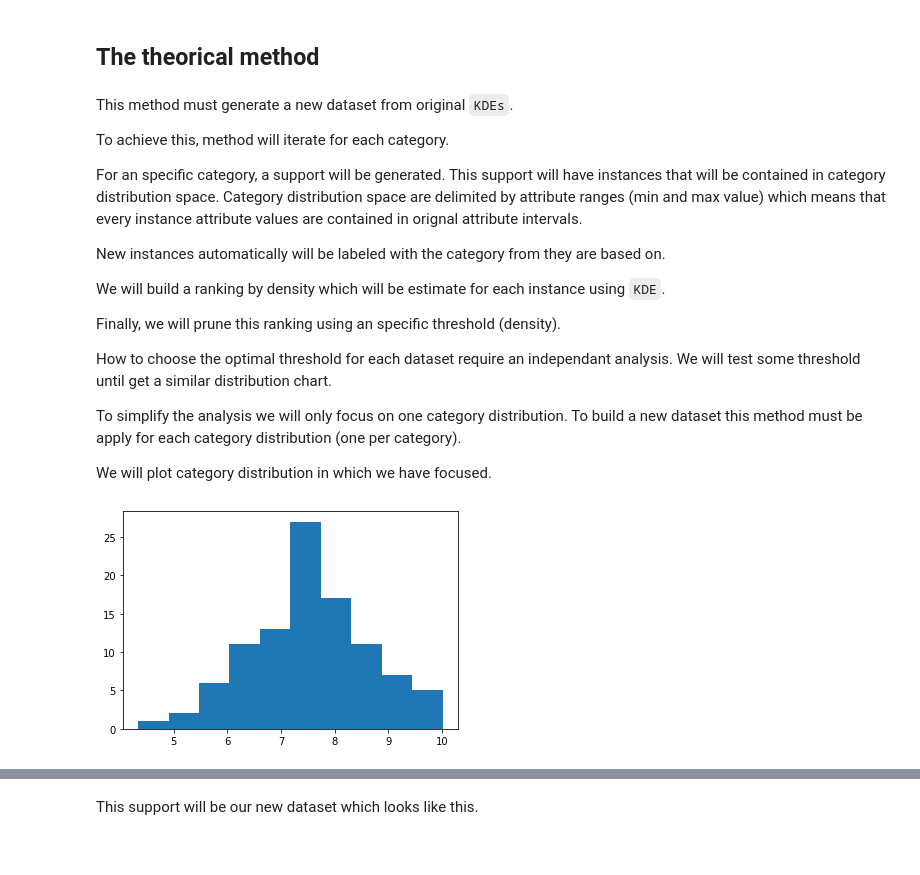
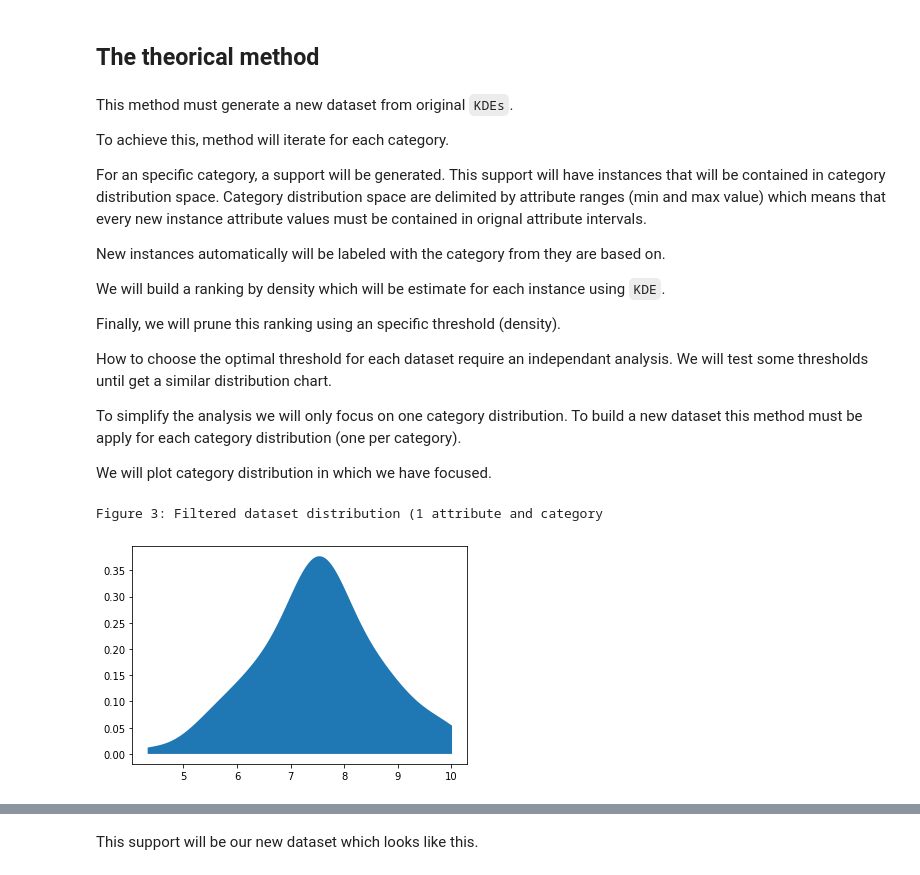
Before and after one commit to Mydherin/synthetic-dataset, a Jupyter notebook: proposal.ipynb, the cells around one changed output, grey strips where cells are left out. Cells and saved outputs as stored; diff of their text form; code cells hidden in the pictures.

Commit message:
Build and plot new final dataset

```diff
--- a/proposal.ipynb
+++ b/proposal.ipynb
@@ -60,7 +60,7 @@ This method must generate a new dataset from original `KDEs`.
 
 To achieve this, method will iterate for each category.
 
-For an specific category, a support will be generated. This support will have instances that will be contained in category distribution space. Category distribution space are delimited by attribute ranges (min and max value) which means that every instance attribute values are contained in orignal attribute intervals.
+For an specific category, a support will be generated. This support will have instances that will be contained in category distribution space. Category distribution space are delimited by attribute ranges (min and max value) which means that every new instance attribute values must be contained in orignal attribute intervals.
 
 New instances automatically will be labeled with the category from they are based on.
 
@@ -68,7 +68,7 @@ We will build a ranking by density which will be estimate for each instance usin
 
 Finally, we will prune this ranking using an specific threshold (density).
 
-How to choose the optimal threshold for each dataset require an independant analysis. We will test some threshold until get a similar distribution chart.
+How to choose the optimal threshold for each dataset require an independant analysis. We will test some thresholds until get a similar distribution chart.
 
 To simplify the analysis we will only focus on one category distribution. To build a new dataset this method must be apply for each category distribution (one per category).
 
@@ -76,14 +76,16 @@ We will plot category distribution in which we have focused.
 # %%
 # Get dataset with only values associated to category 0
 filtered_df = df[df.iloc[:,-1] == 0]
 
-# Get KDE
-kde = [kdes[0]]
+# Get filtered dataset KDEs
+filtered_kdes, filtered_ranges = kde.calculate_kdes(filtered_df)
 
 # Plot dataset distribution
-dataset.plot_univariate(filtered_df)
+print("Figure 3: Filtered dataset distribution (1 attribute and category")
+kde.plot_univariate(filtered_df, filtered_kdes)
 # %% [output]
+Figure 3: Filtered dataset distribution (1 attribute and category
-[figure, old version]
+[figure, new version]
 # %% [markdown]
 We will need to generate a properly support.
 
```
Also changed, not shown: parts of 14 cells of this notebook, 2 other files.
